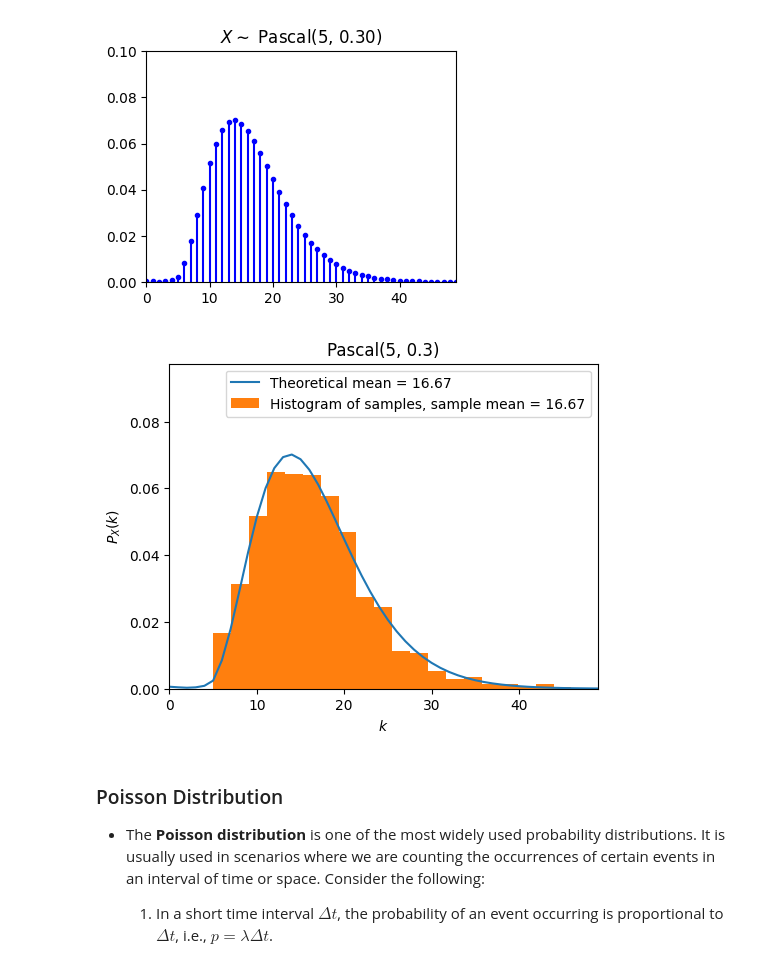
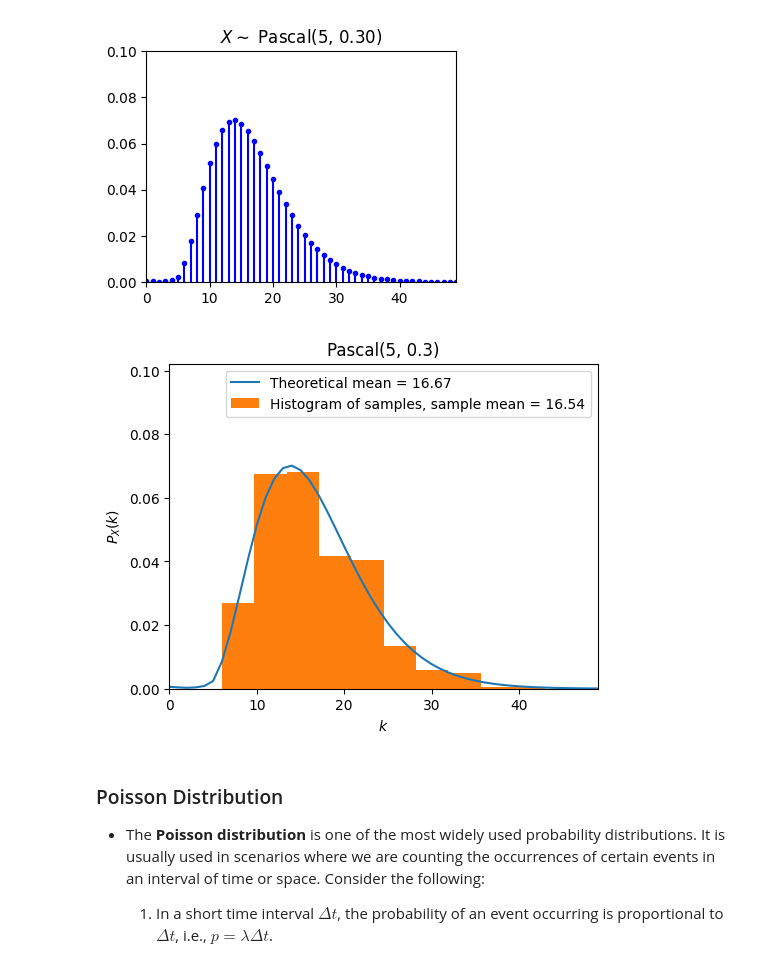
Before and after one commit to bruce88617/nycudopcs_advanced, a Jupyter notebook: Lectures/Lecture02/Lecture02.ipynb, the cells around one changed output. Cells and saved outputs as stored; diff of their text form; code cells hidden in the pictures.

```diff
--- a/Lectures/Lecture02/Lecture02.ipynb
+++ b/Lectures/Lecture02/Lecture02.ipynb
@@ -670,9 +670,9 @@ plt.show()
 # %%
 from scripts.part2.testFuncs import test5
 
-test5(numTrials=1000, m=5, p=0.3)
+test5(numTrials=500, m=5, p=0.3)
 # %% [output]
-[figure, old version]
+[figure, new version]
 # %% [markdown]
 <a id="tag10"></a>
 
```
Also changed, not shown: parts of 6 cells of this notebook.
